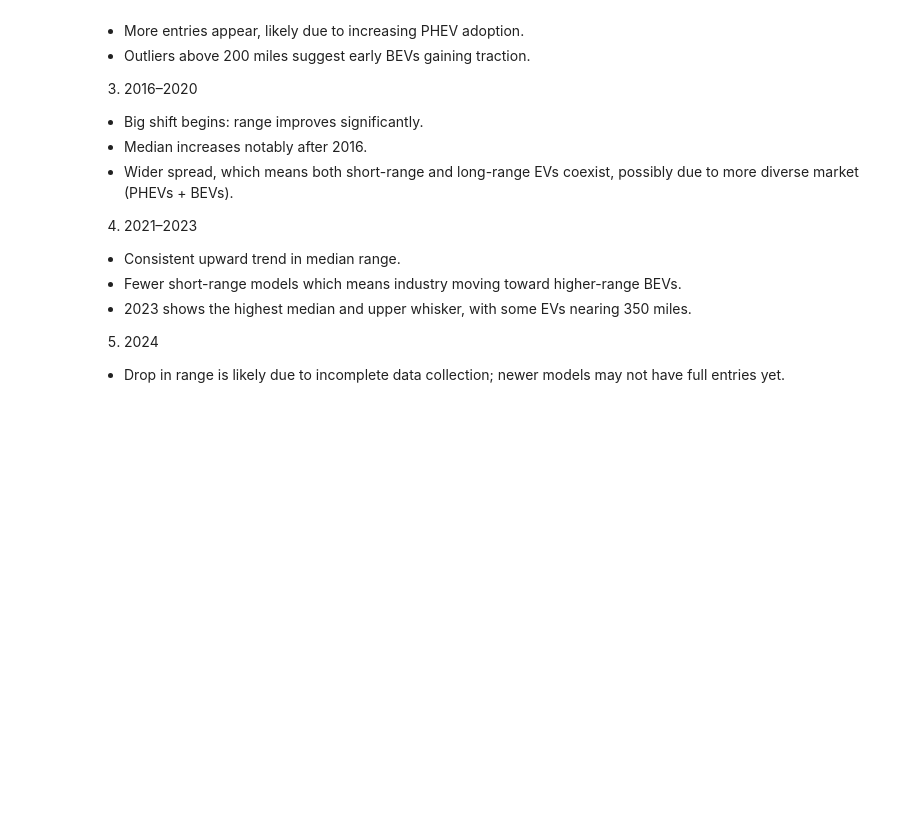
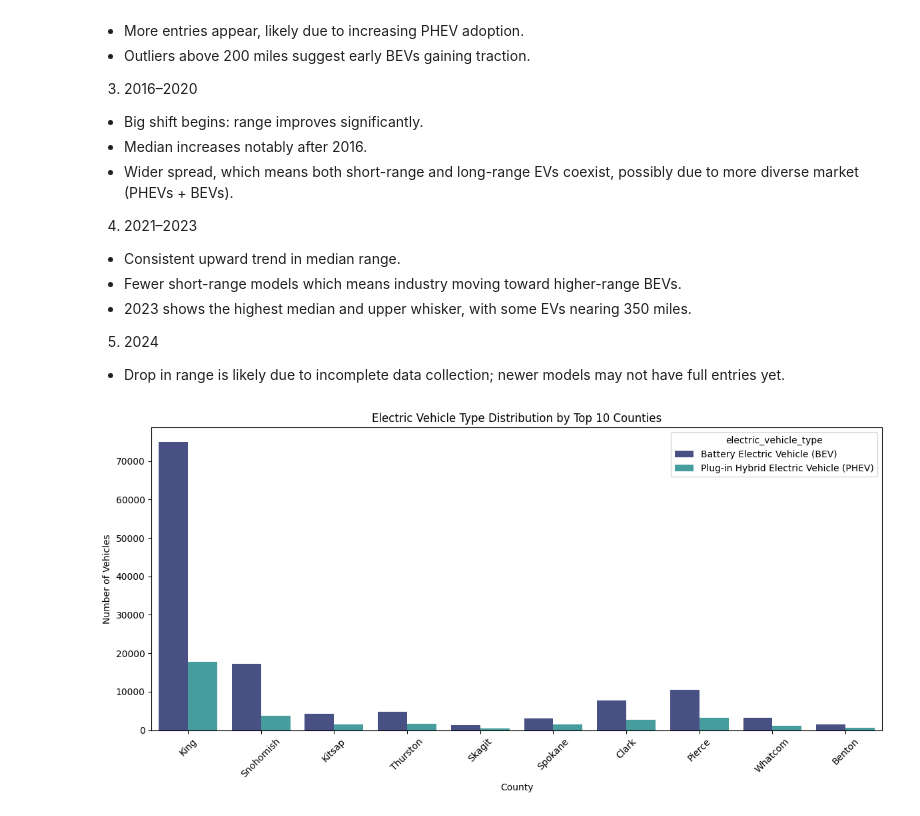
Before and after one commit to sowmyamaddali/ev-market-size-case-study, a Jupyter notebook: notebooks/data_exploration.ipynb, the cells around one changed output. Saved outputs shown, nothing was run; the diff lists cells and outputs as text; code cells hidden in the pictures; blank space fills up the shorter version.

```diff
--- a/notebooks/data_exploration.ipynb
+++ b/notebooks/data_exploration.ipynb
@@ -292,3 +292,23 @@ Passing `palette` without assigning `hue` is deprecated and will be removed in v
 
 5. 2024
 - Drop in range is likely due to incomplete data collection; newer models may not have full entries yet.
+# %%
+# Get top 10 counties by EV count
+top_counties = ev_df['county'].value_counts().head(10).index
+
+# Filter to top counties
+filtered = ev_df[ev_df['county'].isin(top_counties)]
+
+plt.figure(figsize=(12, 6))
+sns.countplot(data=filtered,
+              x='county',
+              hue='electric_vehicle_type',
+              palette='mako')
+plt.title('Electric Vehicle Type Distribution by Top 10 Counties')
+plt.xlabel('County')
+plt.ylabel('Number of Vehicles')
+plt.xticks(rotation=45)
+plt.tight_layout()
+plt.show()
+# %% [output]
+[figure, added]
```
Also changed, not shown: parts of 3 cells of this notebook.
